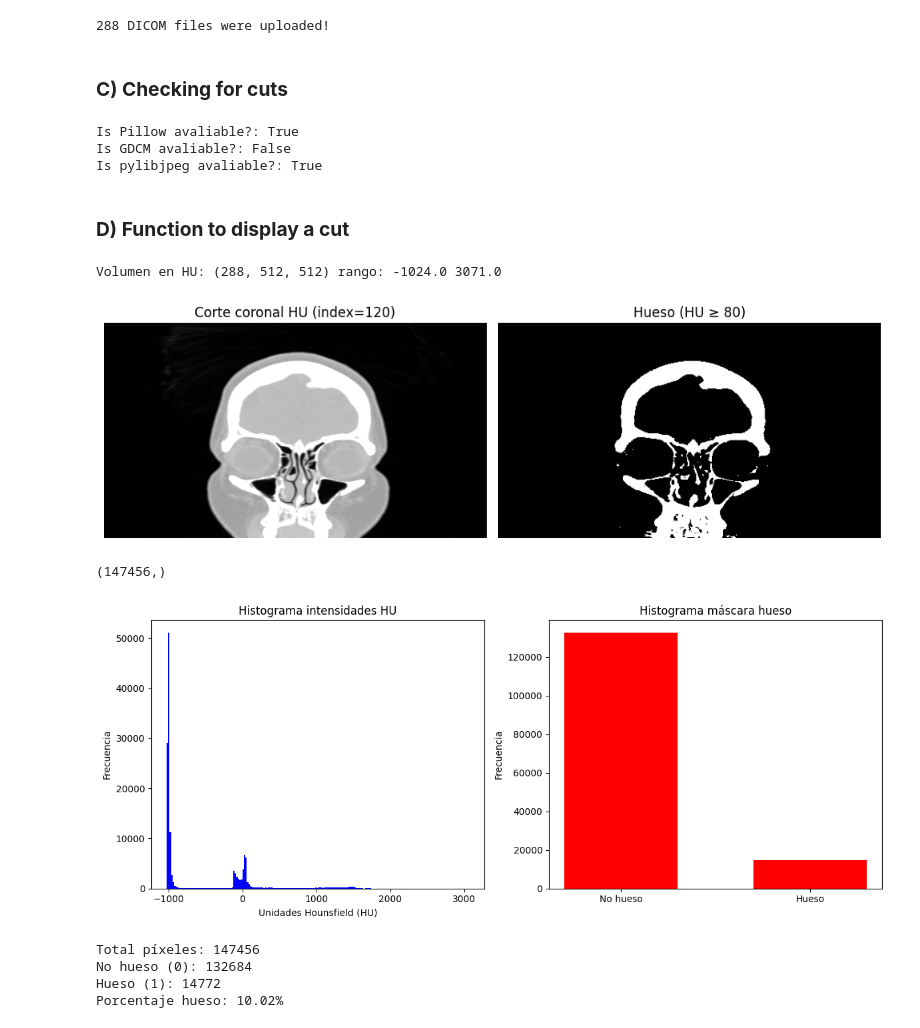
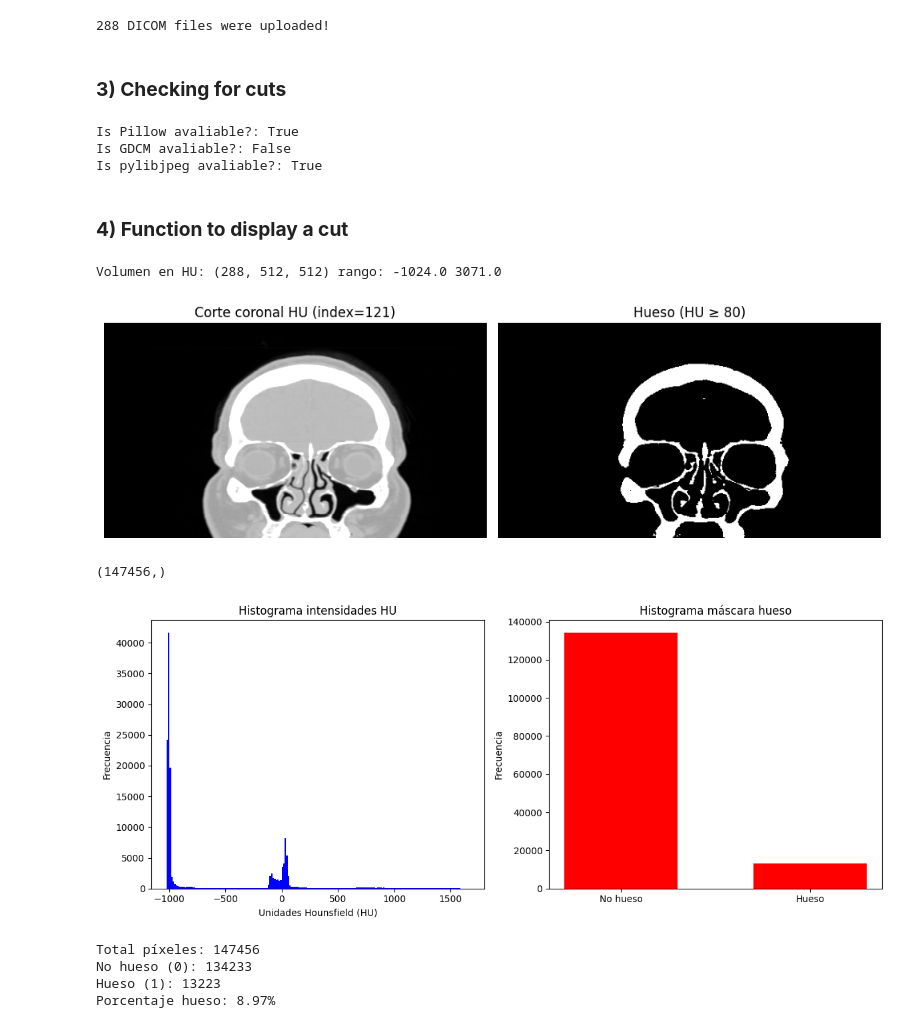
Before and after one commit to SantiagoMonroy/DCM_EYE_SOCKETS, a Jupyter notebook: DETECT_EYE_SOCKETS.ipynb, the cells around one changed output. Cells and saved outputs as stored; diff of their text form; code cells hidden in the pictures.

```diff
--- a/DETECT_EYE_SOCKETS.ipynb
+++ b/DETECT_EYE_SOCKETS.ipynb
@@ -27,7 +54,7 @@ def read_dicom(path):
     dicoms.sort(key=lambda x: int(getattr(x,"InstanceNumber",0)))
     return dicoms
 
-Path = r"C:\Users\Usuario\Documents\Ingeniería Electrónica\CPS\DCM_EYE_SOCKETS\9"
+Path = r"C:\Users\asus\OneDrive - UNIVERSIDAD INDUSTRIAL DE SANTANDER\Documents\CPS\Detección de cuencas oculares\25"
 
 list_dicoms = read_dicom(Path)
 
@@ -35,7 +62,7 @@ print(f"{len(list_dicoms)} DICOM files were uploaded!")
 # %% [output]
 288 DICOM files were uploaded!
 # %% [markdown]
-### **C) Checking for cuts**
+### **3) Checking for cuts**
 # %%
 
 import pydicom.pixel_data_handlers as pdh
@@ -48,7 +75,7 @@ Is Pillow avaliable?: True
 Is GDCM avaliable?: False
 Is pylibjpeg avaliable?: True
 # %% [markdown]
-### **D) Function to display a cut**
+### **4) Function to display a cut**
 # %%
 def build_volume(dicoms):
     slices = []
@@ -72,25 +99,25 @@ Volumen en HU: (288, 512, 512) rango: -1024.0 3071.0
 # %%
 def show_coronal_and_bone(volume, index=100, window=(-1000,400), threshold=1000):
     coronal = np.flipud(volume[:, index, :])
     bone_mask = (coronal >= threshold).astype(np.uint8)
 
     fig, axes = plt.subplots(1, 2, figsize=(10, 5))
 
     axes[0].imshow(coronal, cmap="gray", vmin=window[0], vmax=window[1])
     axes[0].set_title(f"Corte coronal HU (index={index})")
     axes[0].axis("off")
 
     axes[1].imshow(bone_mask, cmap="gray")
     axes[1].set_title(f"Hueso (HU ≥ {threshold})")
     axes[1].axis("off")
 
     plt.tight_layout()
     plt.show()
 
 # Ejemplo
-show_coronal_and_bone(volume, index=120, window=(-1000,400), threshold=80)
+show_coronal_and_bone(volume, index=121, window=(-1000,400), threshold=80)
 # %% [output]
-[figure, old version]
+[figure, new version]
 # %%
 def show_histograms(volume, index=100, hu_bins=200, threshold=1000):
     coronal = np.flipud(volume[:, index, :])
@@ -119,7 +146,7 @@ def show_histograms(volume, index=100, hu_bins=200, threshold=1000):
 show_histograms(volume, index=120, hu_bins=200, threshold=80)
 # %% [output]
 (147456,)
-[figure, old version]
+[figure, new version]
 # %%
 def bone_mask_stats(volume, index, threshold=1000):
     coronal = volume[:, index, :]
@@ -139,6 +166,6 @@ def bone_mask_stats(volume, index, threshold=1000):
 bone_mask_stats(volume, index=120, threshold=80)
 # %% [output]
 Total píxeles: 147456
-No hueso (0): 132684
-Hueso (1): 14772
-Porcentaje hueso: 10.02%
+No hueso (0): 134233
+Hueso (1): 13223
+Porcentaje hueso: 8.97%
```
Also changed, not shown: parts of 4 cells of this notebook, 2 other files.
